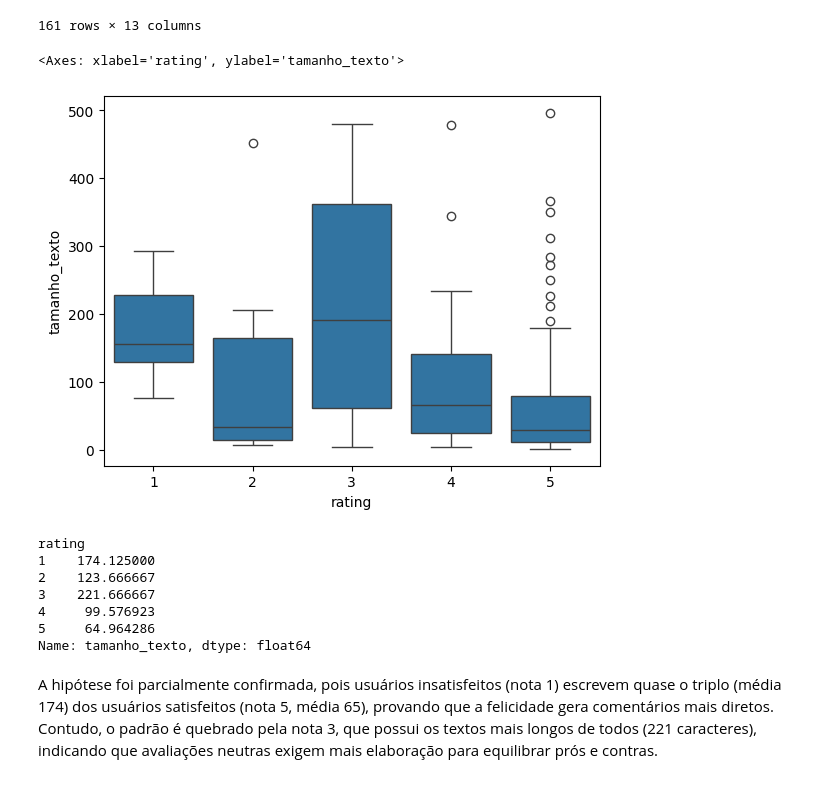
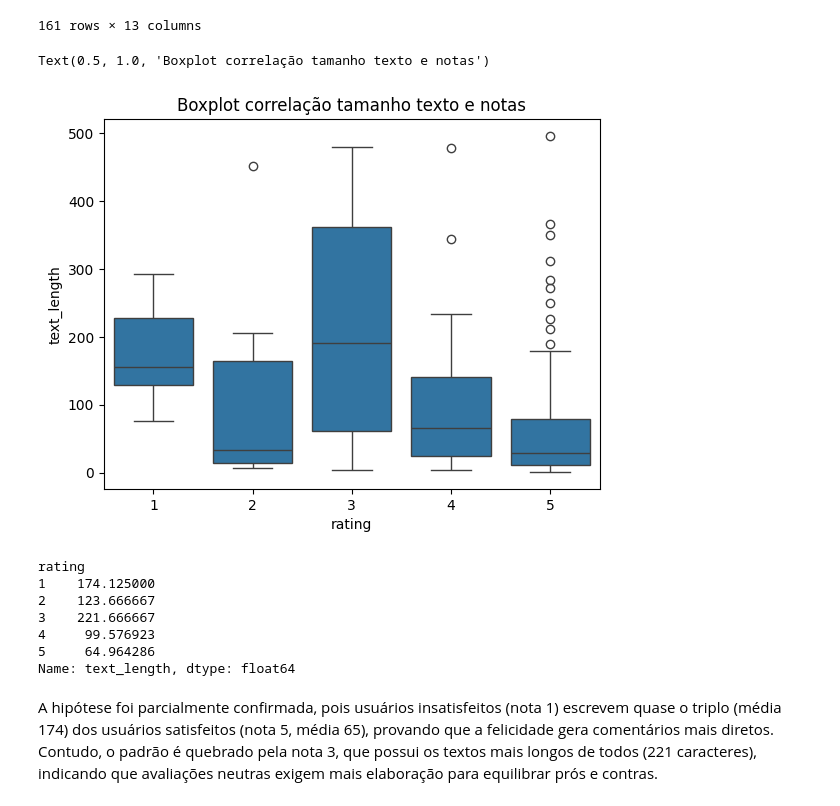
Before and after one commit to JonasSouza871/kaggle_DataScience_showcase, a Jupyter notebook: 04_google_play_reviews_transformer_analysis/notebooks/04_google_play_reviews_transformer_analysis.ipynb, the cells around one changed output. Saved outputs shown, nothing was run; the diff lists cells and outputs as text; code cells hidden in the pictures.

```diff
--- a/04_google_play_reviews_transformer_analysis/notebooks/04_google_play_reviews_transformer_analysis.ipynb
+++ b/04_google_play_reviews_transformer_analysis/notebooks/04_google_play_reviews_transformer_analysis.ipynb
@@ -217,7 +218,7 @@ Vemos que as versões mais recentes (22 e 23) apresentam menor média de notas,
 # %% [markdown]
 Esta análise visa entender se existe correlação entre o tamanho do texto e a nota atribuída. A hipótese é que usuários insatisfeitos tendem a escrever comentários mais longos para detalhar problemas, enquanto usuários satisfeitos costumam ser sucintos (ex: 'Muito bom'). Vamos verificar se esse padrão se confirma neste dataset.
 # %%
-df['tamanho_texto'] = df['review_description'].astype(str).apply(len) #verifica ot tamanho
+df['text_length'] = df['review_description'].astype(str).apply(len) #verifica ot tamanho
 #astype(str) serve apenas para prteger se houver algum cmapo vazio ou que nao seja reconhecido como texto seja convertido
 df
 # %% [output]
@@ -235,13 +236,13 @@ df
 | 160 | b454b56c-6171-49bb-a04b-b878095b83e2 | A Google user |  | Awesome | 5 | 1 | 8/31/2016 6:53 | ... |
 161 rows × 13 columns
 # %%
-tamanho_texto = df['tamanho_texto']
+tamanho_texto = df['text_length']
 sns.boxplot(data=df, x= notas_app, y=tamanho_texto) #plot boxplot
 
 plt.title('Boxplot correlação tamanho texto e notas')
 # %% [output]
-<Axes: xlabel='rating', ylabel='tamanho_texto'>
+Text(0.5, 1.0, 'Boxplot correlação tamanho texto e notas')
-[figure, old version]
+[figure, new version]
 # %%
 tamanho_texto.groupby(notas_app).mean() #para ver a media de tamanho de palavras de cada um
 # %% [output]
@@ -251,7 +252,7 @@ rating
 3    221.666667
 4     99.576923
 5     64.964286
-Name: tamanho_texto, dtype: float64
+Name: text_length, dtype: float64
 # %% [markdown]
 A hipótese foi parcialmente confirmada, pois usuários insatisfeitos (nota 1) escrevem quase o triplo (média 174) dos usuários satisfeitos (nota 5, média 65), provando que a felicidade gera comentários mais diretos. Contudo, o padrão é quebrado pela nota 3, que possui os textos mais longos de todos (221 caracteres), indicando que avaliações neutras exigem mais elaboração para equilibrar prós e contras.
 # %% [markdown]
```
Also changed, not shown: parts of 20 cells of this notebook, 2 other files.
